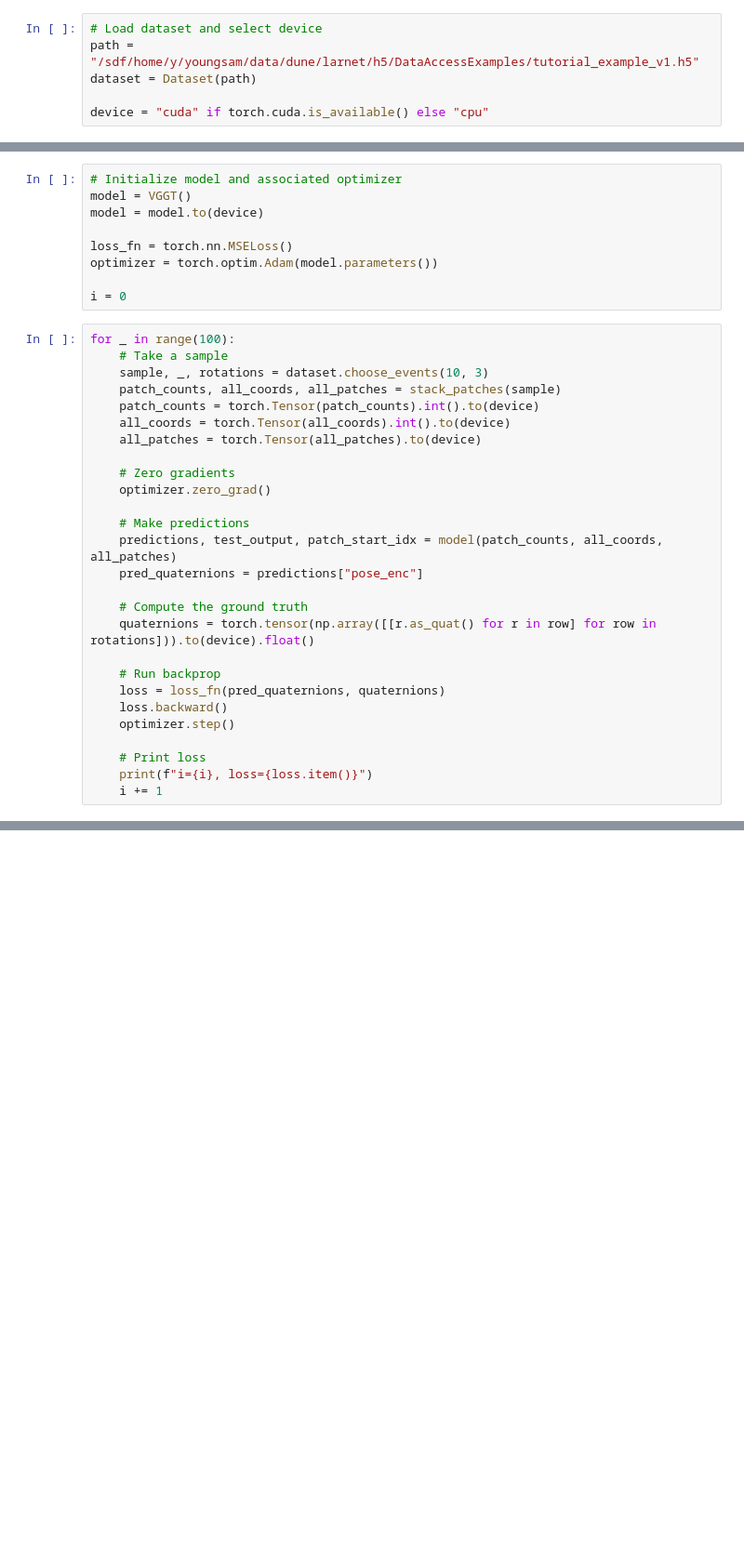
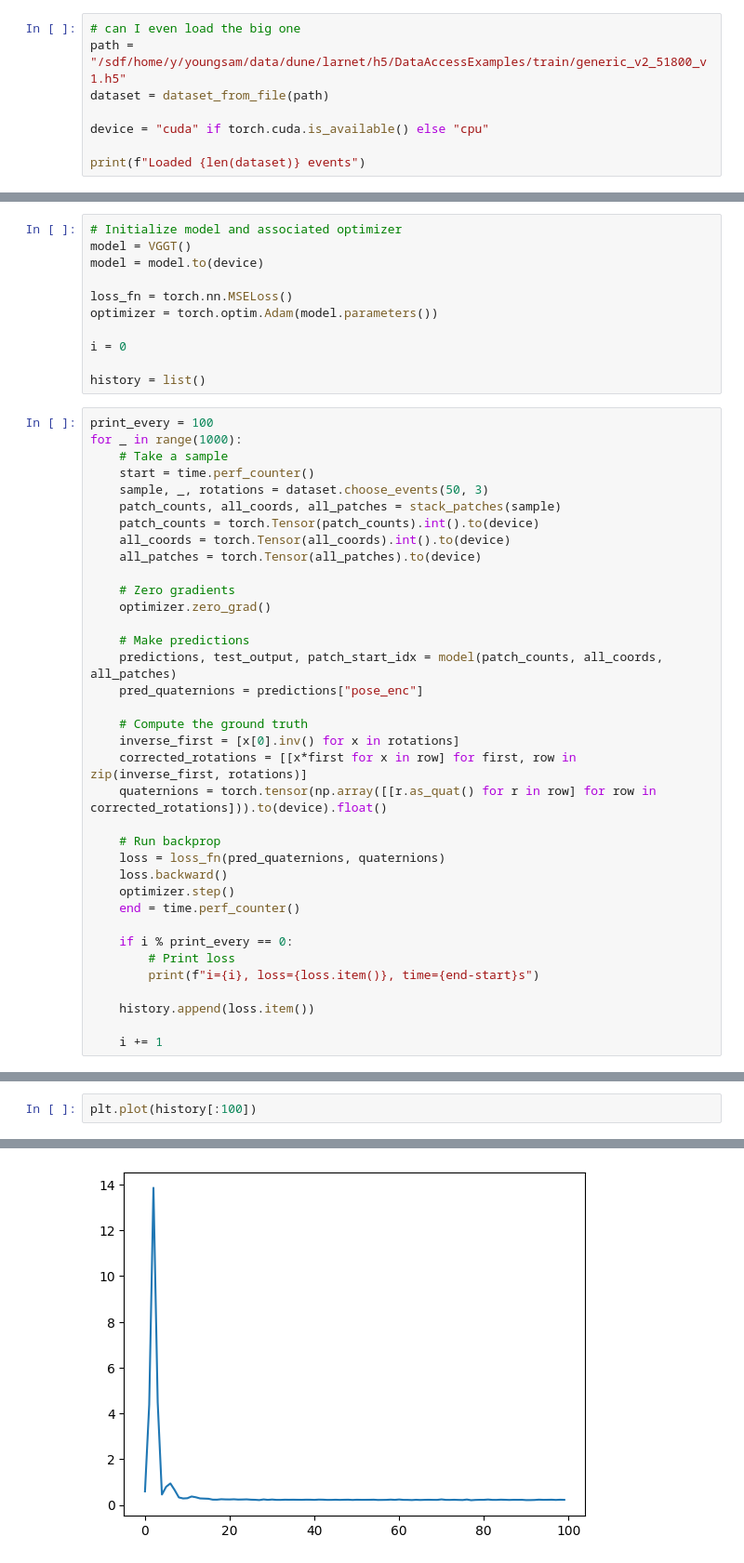
Before and after one commit to greenturtle1134/LAr-VGGT, a Jupyter notebook: train_test.ipynb, the cells around one changed output, grey strips where cells are left out. Shown: that part at 93% size. Cells and saved outputs as stored; diff of their text form; blank space fills up the shorter version.

Commit message:
Latest work including vectorizing preloader
Also more tests with training, none of which are going very well

```diff
--- a/train_test.ipynb
+++ b/train_test.ipynb
@@ -20,6 +22,8 @@ from dataloader.dataset import *
 # %%
-# Load dataset and select device
-path = "/sdf/home/y/youngsam/data/dune/larnet/h5/DataAccessExamples/tutorial_example_v1.h5"
-dataset = Dataset(path)
+# can I even load the big one
+path = "/sdf/home/y/youngsam/data/dune/larnet/h5/DataAccessExamples/train/generic_v2_51800_v1.h5"
+dataset = dataset_from_file(path)
 
 device = "cuda" if torch.cuda.is_available() else "cpu"
+
+print(f"Loaded {len(dataset)} events")
@@ -32,10 +38,14 @@ loss_fn = torch.nn.MSELoss()
 optimizer = torch.optim.Adam(model.parameters())
 
 i = 0
+
+history = list()
 # %%
-for _ in range(100):
+print_every = 100
+for _ in range(1000):
     # Take a sample
-    sample, _, rotations = dataset.choose_events(10, 3)
+    start = time.perf_counter()
+    sample, _, rotations = dataset.choose_events(50, 3)
     patch_counts, all_coords, all_patches = stack_patches(sample)
     patch_counts = torch.Tensor(patch_counts).int().to(device)
     all_coords = torch.Tensor(all_coords).int().to(device)
@@ -49,14 +59,21 @@ for _ in range(100):
     pred_quaternions = predictions["pose_enc"]
 
     # Compute the ground truth
-    quaternions = torch.tensor(np.array([[r.as_quat() for r in row] for row in rotations])).to(device).float()
+    inverse_first = [x[0].inv() for x in rotations]
+    corrected_rotations = [[x*first for x in row] for first, row in zip(inverse_first, rotations)]
+    quaternions = torch.tensor(np.array([[r.as_quat() for r in row] for row in corrected_rotations])).to(device).float()
 
     # Run backprop
     loss = loss_fn(pred_quaternions, quaternions)
     loss.backward()
     optimizer.step()
+    end = time.perf_counter()
 
-    # Print loss
-    print(f"i={i}, loss={loss.item()}")
+    if i % print_every == 0:
+        # Print loss
+        print(f"i={i}, loss={loss.item()}, time={end-start}s")
+
+    history.append(loss.item())
+
     i += 1
 # %% [output]
@@ -79,0 +106,3 @@ i=99, loss=0.2752304971218109
+# %%
+plt.plot(history[:100])
+# %% [output]
@@ -79,0 +110 @@ i=99, loss=0.2752304971218109
+[figure, added]
```
Also changed, not shown: parts of 16 cells of this notebook, 3 other files.
